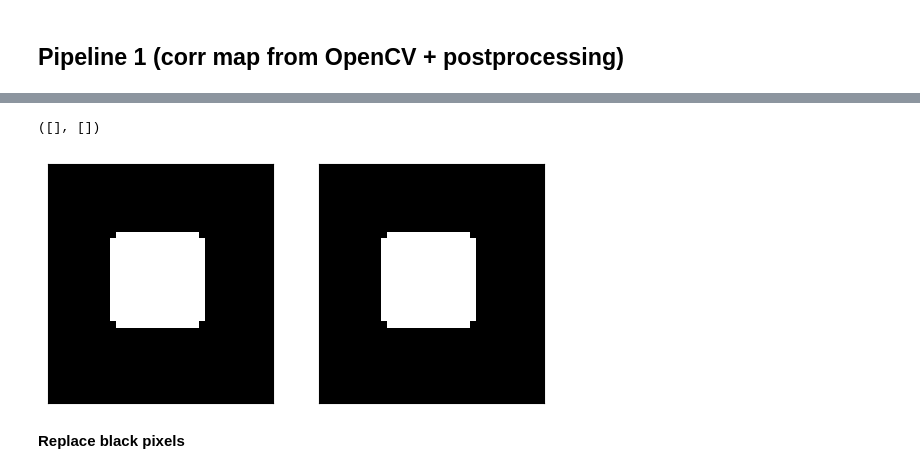
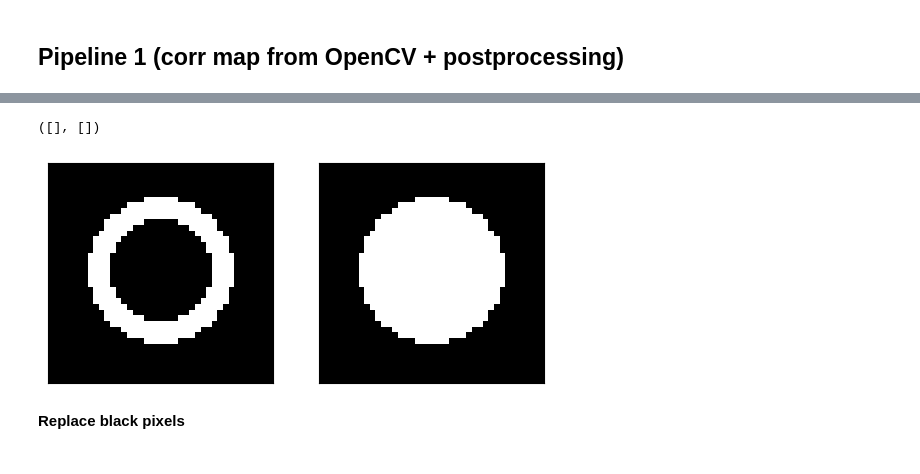
Before and after one commit to adusachev/scanplot, a Jupyter notebook: plot2data/custom_template_match_V2.ipynb, the cells around one changed output, grey strips where cells are left out. Cells and saved outputs as stored; diff of their text form; code cells hidden in the pictures.

```diff
--- a/plot2data/custom_template_match_V2.ipynb
+++ b/plot2data/custom_template_match_V2.ipynb
@@ -180,19 +180,19 @@ draw_image(template_rgb)
 # %%
-TRESHOLD_VALUE = 230
+TRESHOLD_VALUE = 210
 template_mask = template_tresholding(template_rgb, TRESHOLD_VALUE)
 new_template_mask = reconstruct_template_mask(template_mask)
 
 fig = plt.figure()
 plt.subplot(1, 2, 1)
 draw_image(template_mask)
 plt.xticks([]); plt.yticks([])
 
 plt.subplot(1, 2, 2)
 draw_image(new_template_mask)
 plt.xticks([]); plt.yticks([])
 # %% [output]
 ([], [])
-[figure, old version]
+[figure, new version]
 # %% [markdown]
 **Replace black pixels**
 # %%
```
Also changed, not shown: parts of 17 cells of this notebook, 2 other files.
